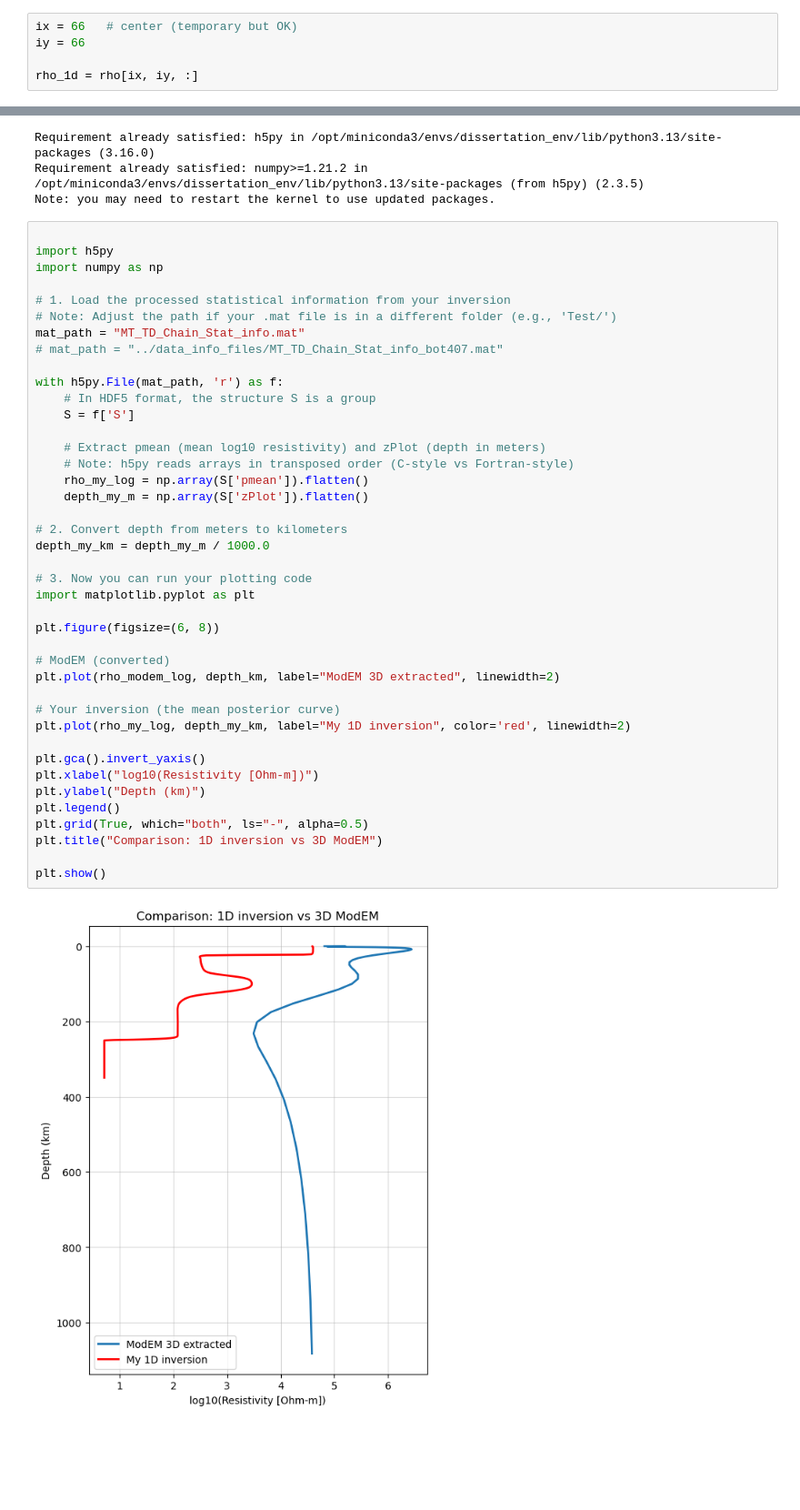
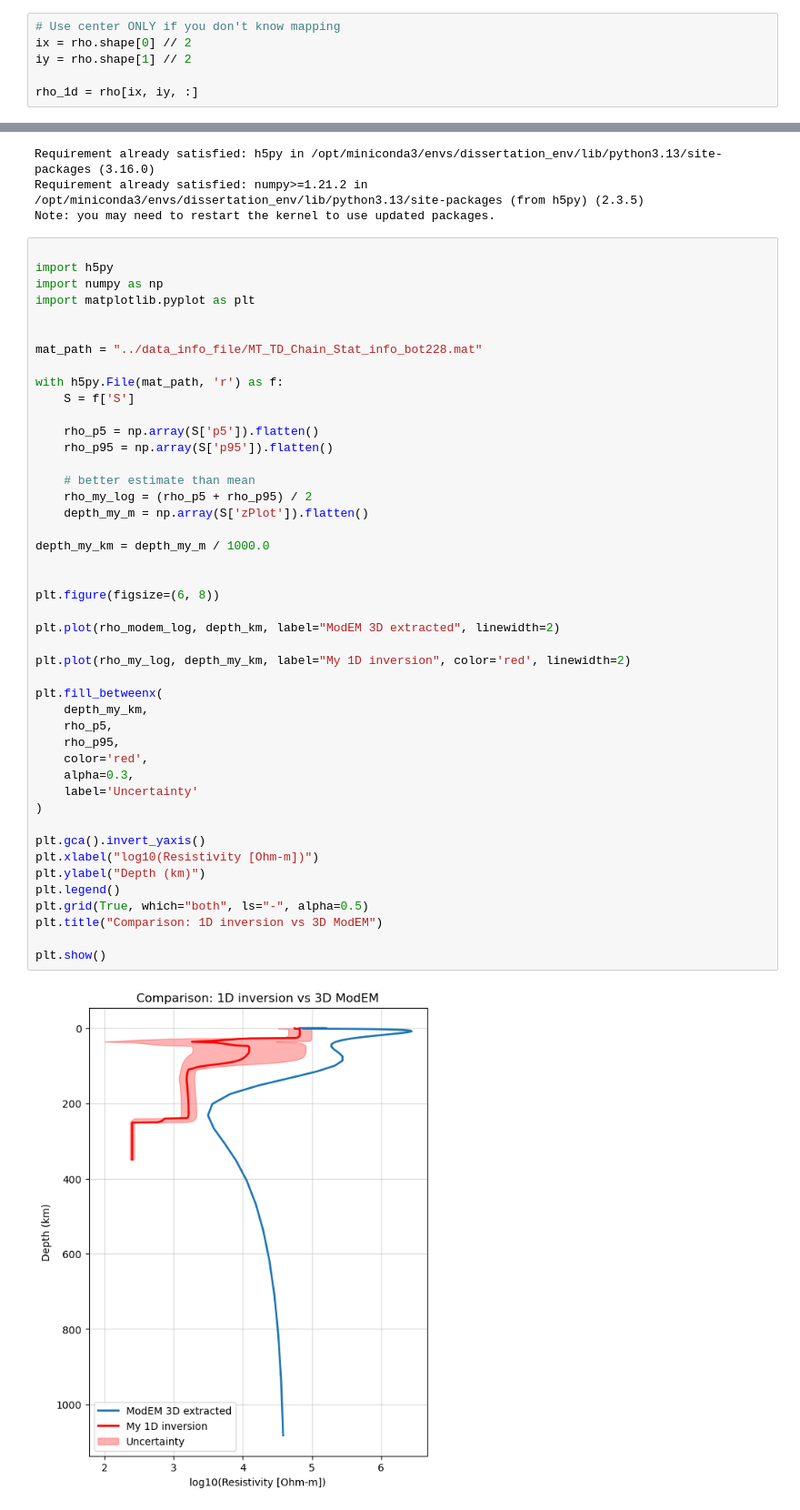
Before and after one commit to Shailo2002/Dissertation, a Jupyter notebook: 1d_data_checkup/extract_rho.ipynb, the cells around one changed output, grey strips where cells are left out. Shown at 91% size. Saved outputs shown, nothing was run; the diff lists cells and outputs as text; blank space fills up the shorter version.

```diff
--- a/1d_data_checkup/extract_rho.ipynb
+++ b/1d_data_checkup/extract_rho.ipynb
@@ -197,8 +157,9 @@ Read values: 930468 / 930468
 Shape: (132, 133, 53)
 Depth levels: 53
 # %%
-ix = 66   # center (temporary but OK)
-iy = 66
+# Use center ONLY if you don't know mapping
+ix = rho.shape[0] // 2
+iy = rho.shape[1] // 2
 
 rho_1d = rho[ix, iy, :]
 # %%
@@ -246,44 +207,48 @@ Note: you may need to restart the kernel to use updated packages.
 # %%
 
 import h5py
 import numpy as np
+import matplotlib.pyplot as plt
 
-# 1. Load the processed statistical information from your inversion
-# Note: Adjust the path if your .mat file is in a different folder (e.g., 'Test/')
-mat_path = "MT_TD_Chain_Stat_info.mat"
-# mat_path = "../data_info_files/MT_TD_Chain_Stat_info_bot407.mat"
+
+mat_path = "../data_info_file/MT_TD_Chain_Stat_info_bot228.mat"
 
 with h5py.File(mat_path, 'r') as f:
-    # In HDF5 format, the structure S is a group
     S = f['S']
 
-    # Extract pmean (mean log10 resistivity) and zPlot (depth in meters)
-    # Note: h5py reads arrays in transposed order (C-style vs Fortran-style)
-    rho_my_log = np.array(S['pmean']).flatten()
+    rho_p5 = np.array(S['p5']).flatten()
+    rho_p95 = np.array(S['p95']).flatten()
+
+    # better estimate than mean
+    rho_my_log = (rho_p5 + rho_p95) / 2
     depth_my_m = np.array(S['zPlot']).flatten()
 
-# 2. Convert depth from meters to kilometers
 depth_my_km = depth_my_m / 1000.0
 
-# 3. Now you can run your plotting code
-import matplotlib.pyplot as plt
 
 plt.figure(figsize=(6, 8))
 
-# ModEM (converted)
 plt.plot(rho_modem_log, depth_km, label="ModEM 3D extracted", linewidth=2)
 
-# Your inversion (the mean posterior curve)
 plt.plot(rho_my_log, depth_my_km, label="My 1D inversion", color='red', linewidth=2)
+
+plt.fill_betweenx(
+    depth_my_km,
+    rho_p5,
+    rho_p95,
+    color='red',
+    alpha=0.3,
+    label='Uncertainty'
+)
 
 plt.gca().invert_yaxis()
 plt.xlabel("log10(Resistivity [Ohm-m])")
 plt.ylabel("Depth (km)")
 plt.legend()
 plt.grid(True, which="both", ls="-", alpha=0.5)
 plt.title("Comparison: 1D inversion vs 3D ModEM")
 
 plt.show()
 # %% [output]
-[figure, old version]
+[figure, new version]
 # %%
```
Also changed, not shown: parts of 5 cells of this notebook, 25 other files.
